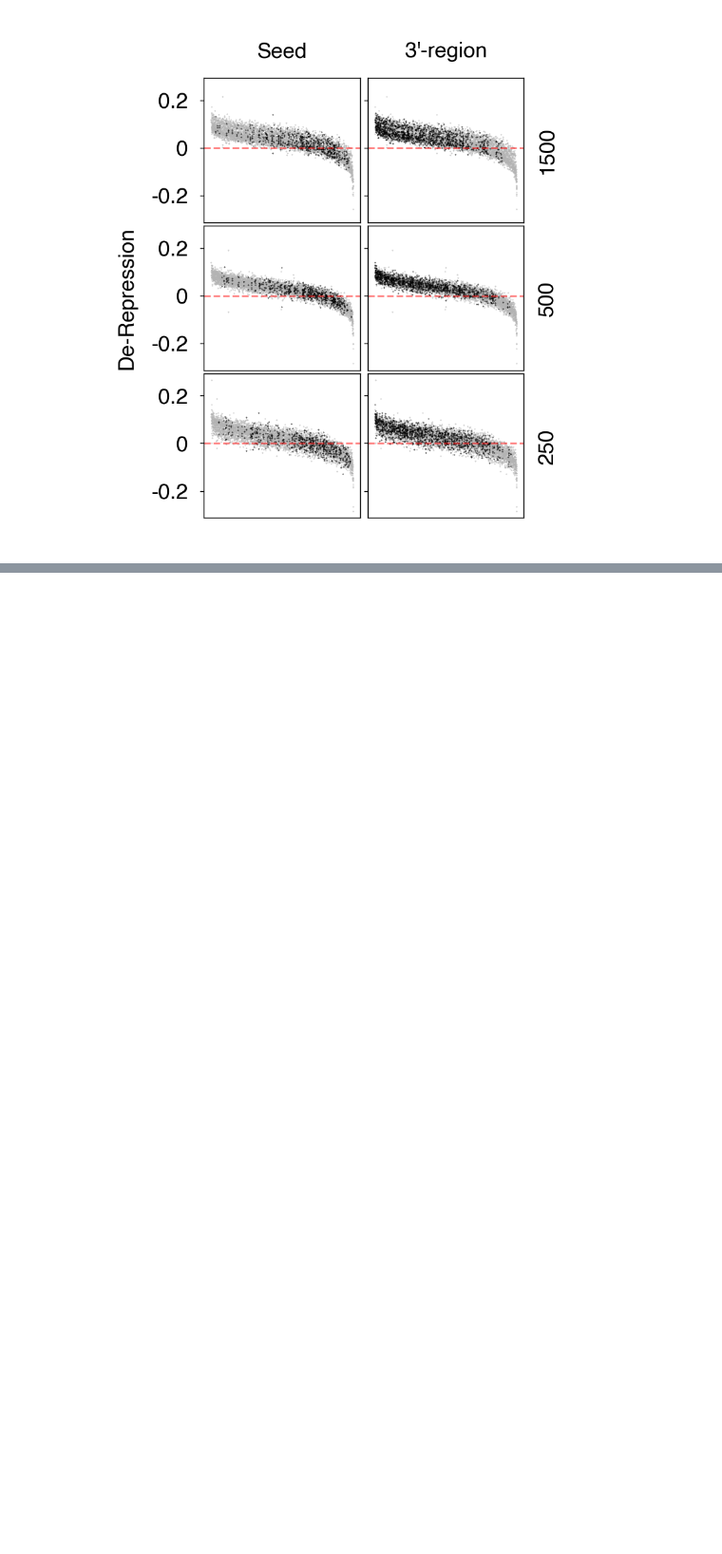
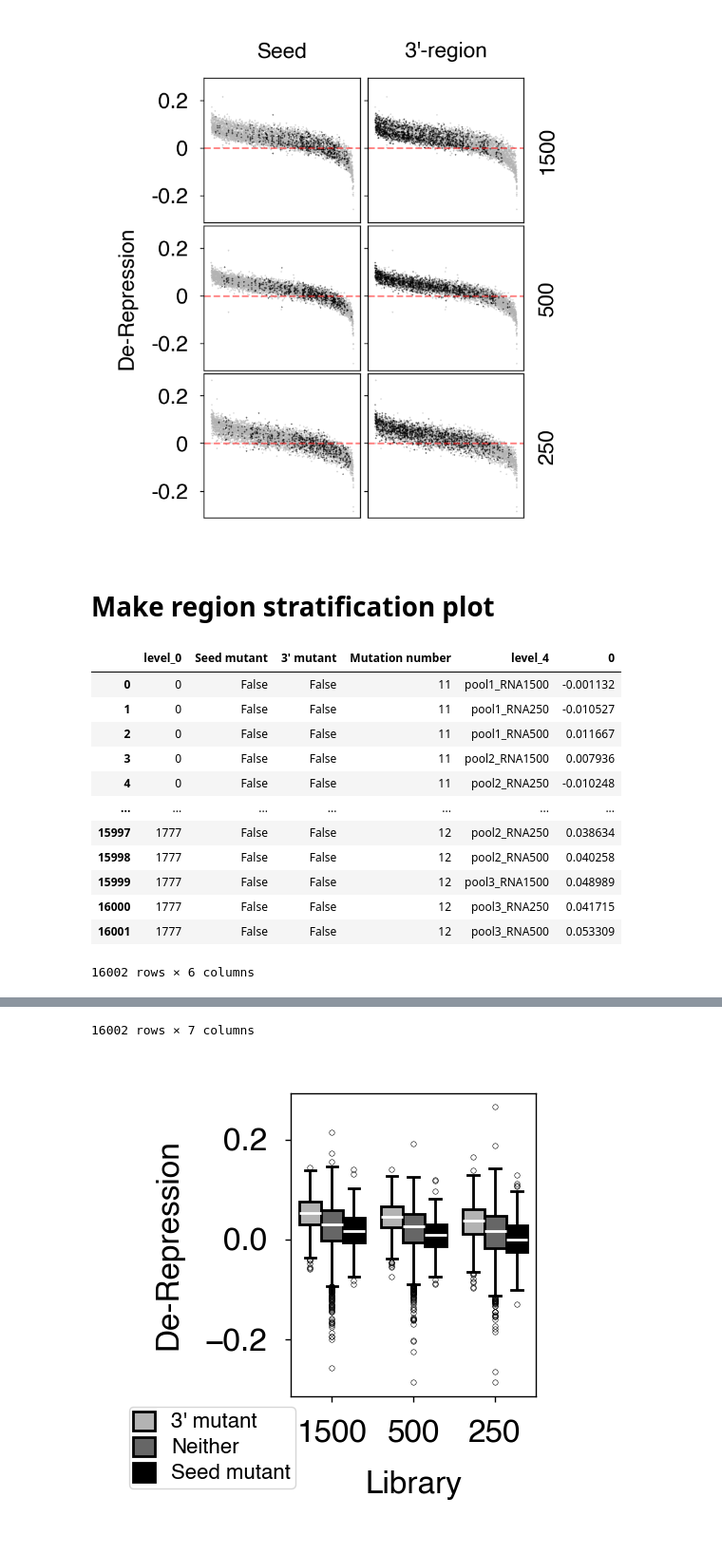
Before and after one commit to jackdesmarais/TRf_transposon_silencing_MPRA, a Jupyter notebook: graphing_notebooks/make_figure_panels.ipynb, the cells around one changed output, grey strips where cells are left out. Shown at 95% size. Saved outputs shown, nothing was run; the diff lists cells and outputs as text; code cells hidden in the pictures; blank space fills up the shorter version.

Commit message:
making region and mutation number stratification panels

```diff
--- a/graphing_notebooks/make_figure_panels.ipynb
+++ b/graphing_notebooks/make_figure_panels.ipynb
@@ -386,3 +393,78 @@ plt.savefig(f'../figure_panels/main/rank_pointplot.pdf', dpi=600)
 plt.show()
 # %% [output]
 [figure]
+# %% [markdown]
+# Make region stratification plot
+# %%
+comp = 'Josh_match'
+mutation_num = (lib.fitness_frame['sequence'].values.reshape(-1,1).astype('U').view('U1') != np.array(list(wts[comp]))[None,:]).sum(axis=1)
+seed_num = (lib.fitness_frame['sequence'].values.reshape(-1,1).astype('U').view('U1')[:,-7:-1] != np.array(list(wts[comp]))[None,-7:-1]).sum(axis=1)
+p3_num = (lib.fitness_frame['sequence'].values.reshape(-1,1).astype('U').view('U1')[:,:-13] != np.array(list(wts[comp]))[None,:-13]).sum(axis=1)
+
+seed_mut = (seed_num>0)&(mutation_num==seed_num)
+p3_mut = (p3_num>0)&(mutation_num==p3_num)
+
+cut = lib.fitness_frame.T[lib.fitness_frame.columns.str.startswith(lib.fitness_measure)].T
+cut.columns = cut.columns.str[len(lib.fitness_measure)+1:]
+cut['Mutation number'] = mutation_num
+cut['Seed mutant'] = seed_mut
+cut["3' mutant"] = p3_mut
+
+cut = cut.set_index([cut.index,'Seed mutant',"3' mutant", 'Mutation number']).stack().to_frame().reset_index()
+display(cut)
+cut = cut.rename(columns={
+    'level_0':'Sequence',
+    'level_4':'Replicate',
+    0:'log$_{10}$(RNA/DNA)',
+    })
+
+cut['Pool'], cut['Library'] = zip(*cut['Replicate'].str.split('_'))
+cut = cut.drop(columns=['Replicate'])
+display(cut)
+cut = cut.set_index(['Mutation number','Seed mutant',"3' mutant",'Sequence','Pool', 'Library']).unstack(['Pool','Library']) - cut.set_index(['Mutation number','Seed mutant',"3' mutant", 'Sequence', 'Pool', 'Library']).unstack(['Pool','Library']).loc[0].values
+cut=cut.stack(['Pool','Library']).rename(columns={'log$_{10}$(RNA/DNA)':'De-Repression'}).reset_index()
+
+cut = cut.replace({'Library': {'RNA1500': '1500', 'RNA500': '500', 'RNA250': '250'}}, inplace=False)
+
+cut.loc[cut['Seed mutant']&cut['3\' mutant'],'Sequence Category'] = "Both"
+cut.loc[cut['Seed mutant']&~cut['3\' mutant'],'Sequence Category'] = "Seed mutant"
+cut.loc[~cut['Seed mutant']&cut['3\' mutant'],'Sequence Category'] = "3' mutant"
+cut.loc[~cut['Seed mutant']&~cut['3\' mutant'],'Sequence Category'] = "Neither"
+
+rc_alt_size = rc_defaults.copy()
+rc_alt_size["figure.figsize"] = (1.25,1.25)
+with rc_context(rc_alt_size), sns.plotting_context({'lines.markersize':0.1, 'font.size':6,
+                                                    'axes.labelsize':6,'axes.titlesize':6,
+                                                    'xtick.labelsize':6,'ytick.labelsize':6}):
+        w = 0.5
+        p = sns.boxplot(data=cut, y='De-Repression', hue='Sequence Category', x='Library',
+                        hue_order=['3\' mutant','Neither','Seed mutant'],
+                        order=['1500','500','250'],
+                    palette=['0.7','0.4','k'],
+                    medianprops={"color": "white", "linewidth": w},
+                    boxprops={"linewidth": w},
+                    whiskerprops={"linewidth": w},
+                    capprops={"linewidth": w},
+                    legend=True)
+
+        handles, labels = p.get_legend_handles_labels()
+        legend = plt.legend(handles=handles, labels=labels, bbox_to_anchor=(0.06, -0.001),
+                            loc='upper right', fontsize=4, handlelength=1, handleheight=1,
+                            borderpad=0.2, labelspacing=0.2)
+
+        plt.savefig(f'../figure_panels/main/boxplot_sequence_category_descending_square_width_{w}.pdf', dpi=600)
+        plt.show()
+# %% [output]
+|  | level_0 | Seed mutant | 3' mutant | Mutation number | level_4 | 0 |
+| 0 | 0 | False | False | 11 | pool1_RNA1500 | -0.001132 |
+| 1 | 0 | False | False | 11 | pool1_RNA250 | -0.010527 |
+| 2 | 0 | False | False | 11 | pool1_RNA500 | 0.011667 |
+| 3 | 0 | False | False | 11 | pool2_RNA1500 | 0.007936 |
+| 4 | 0 | False | False | 11 | pool2_RNA250 | -0.010248 |
+| ... | ... | ... | ... | ... | ... | ... |
+| 15997 | 1777 | False | False | 12 | pool2_RNA250 | 0.038634 |
+| 15998 | 1777 | False | False | 12 | pool2_RNA500 | 0.040258 |
+| 15999 | 1777 | False | False | 12 | pool3_RNA1500 | 0.048989 |
+| 16000 | 1777 | False | False | 12 | pool3_RNA250 | 0.041715 |
+| 16001 | 1777 | False | False | 12 | pool3_RNA500 | 0.053309 |
+16002 rows × 6 columns
@@ -388,0 +483,2 @@ plt.show()
+16002 rows × 7 columns
+[figure, added]
```
Also changed, not shown: parts of 5 cells of this notebook.
